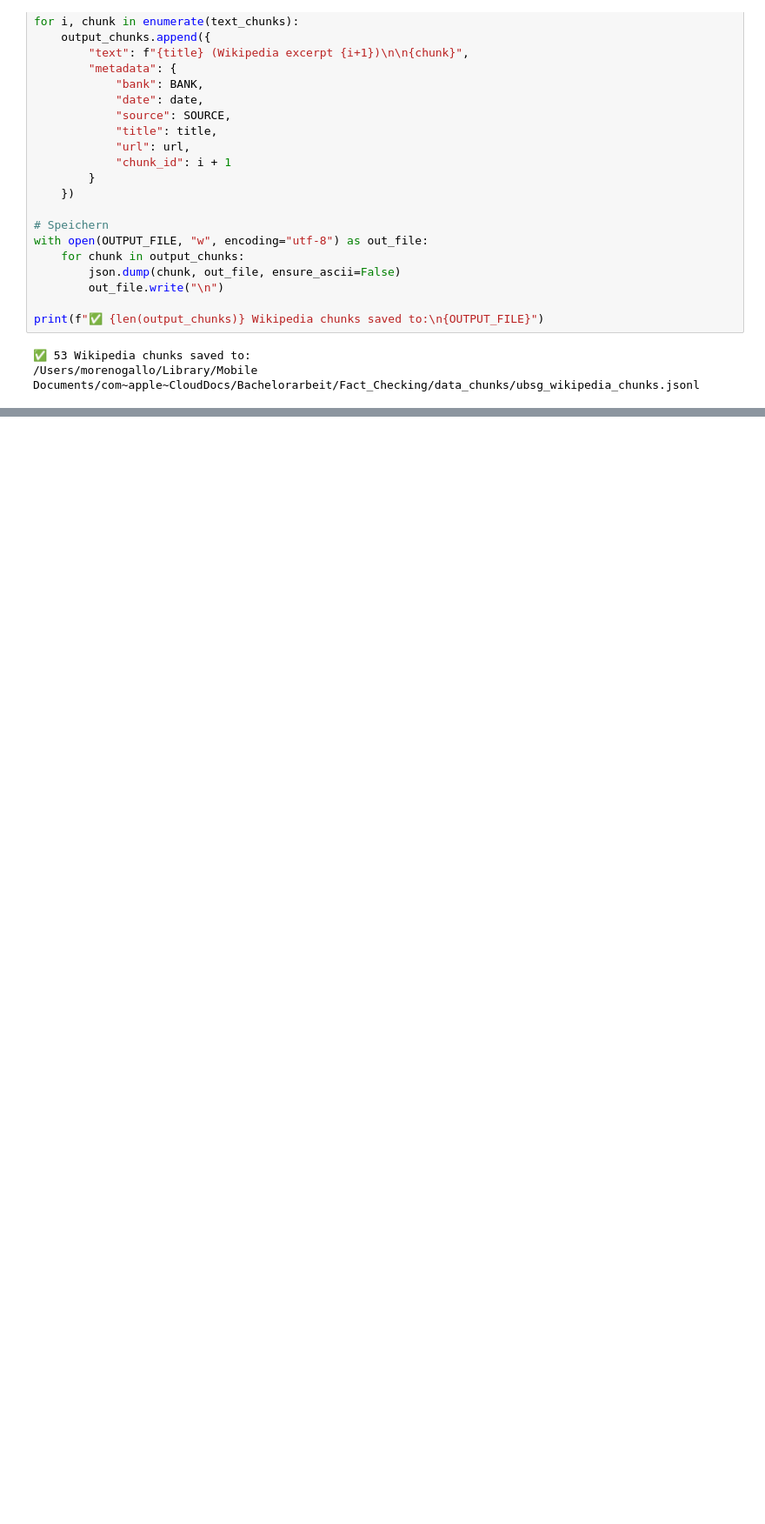
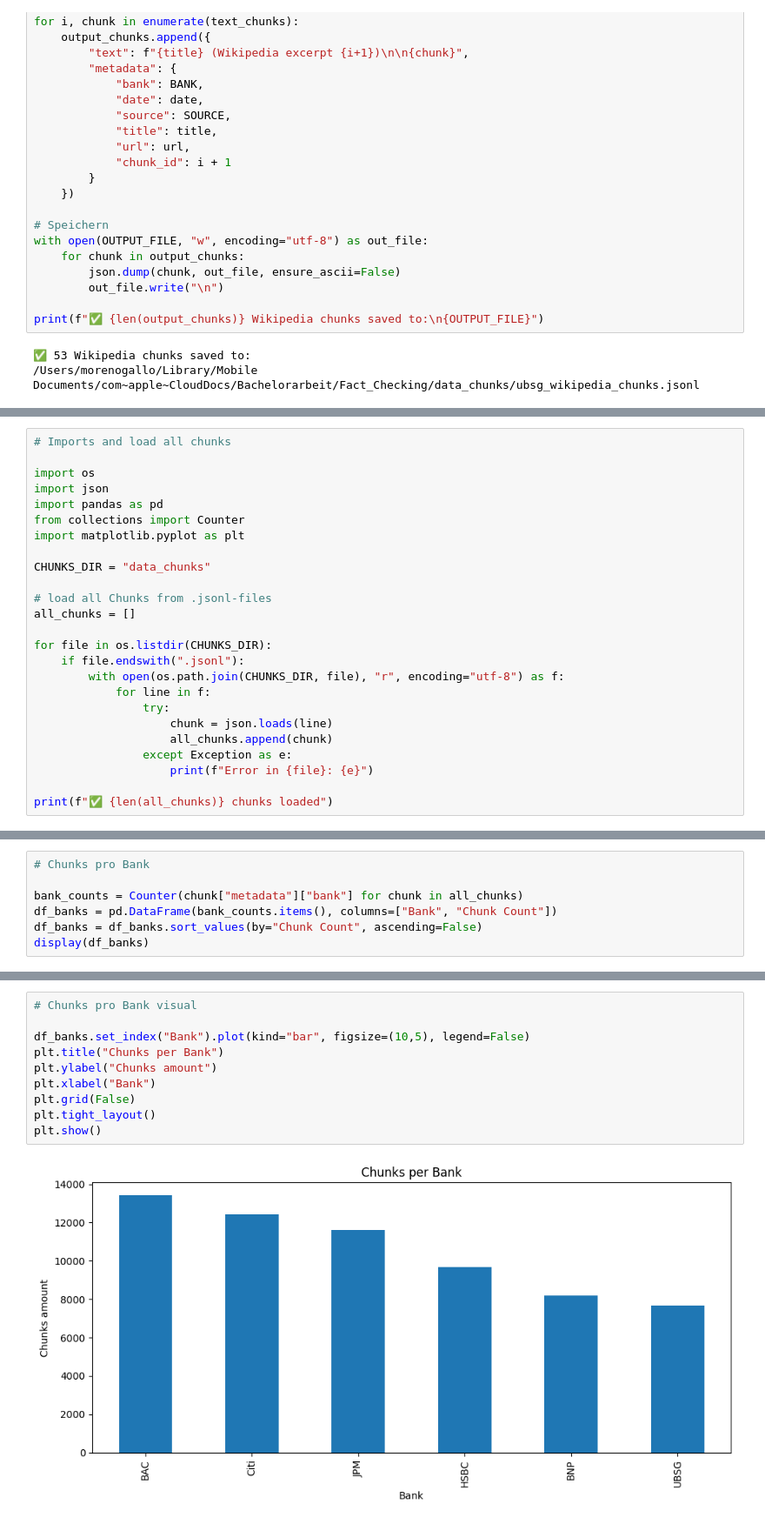
Before and after one commit to Romone10/fact_checking_BA, a Jupyter notebook: preprocessing.ipynb, the cells around one changed output, grey strips where cells are left out. Shown: that part at 87% size. Drawn from its saved outputs; the diff is of its cells as text; blank space fills up the shorter version.

```diff
--- a/preprocessing.ipynb
+++ b/preprocessing.ipynb
@@ -839,0 +873,25 @@ print(f"✅ {len(output_chunks)} Wikipedia chunks saved to:\n{OUTPUT_FILE}")
+# %%
+# Imports and load all chunks
+
+import os
+import json
+import pandas as pd
+from collections import Counter
+import matplotlib.pyplot as plt
+
+CHUNKS_DIR = "data_chunks"
+
+# load all Chunks from .jsonl-files
+all_chunks = []
+
+for file in os.listdir(CHUNKS_DIR):
+    if file.endswith(".jsonl"):
+        with open(os.path.join(CHUNKS_DIR, file), "r", encoding="utf-8") as f:
+            for line in f:
+                try:
+                    chunk = json.loads(line)
+                    all_chunks.append(chunk)
+                except Exception as e:
+                    print(f"Error in {file}: {e}")
+
+print(f"✅ {len(all_chunks)} chunks loaded")
@@ -839,0 +927,7 @@ print(f"✅ {len(output_chunks)} Wikipedia chunks saved to:\n{OUTPUT_FILE}")
+# %%
+# Chunks pro Bank
+
+bank_counts = Counter(chunk["metadata"]["bank"] for chunk in all_chunks)
+df_banks = pd.DataFrame(bank_counts.items(), columns=["Bank", "Chunk Count"])
+df_banks = df_banks.sort_values(by="Chunk Count", ascending=False)
+display(df_banks)
@@ -839,0 +942,12 @@ print(f"✅ {len(output_chunks)} Wikipedia chunks saved to:\n{OUTPUT_FILE}")
+# %%
+# Chunks pro Bank visual
+
+df_banks.set_index("Bank").plot(kind="bar", figsize=(10,5), legend=False)
+plt.title("Chunks per Bank")
+plt.ylabel("Chunks amount")
+plt.xlabel("Bank")
+plt.grid(False)
+plt.tight_layout()
+plt.show()
+# %% [output]
+[figure, added]
```
Also changed, not shown: parts of 14 cells of this notebook.
